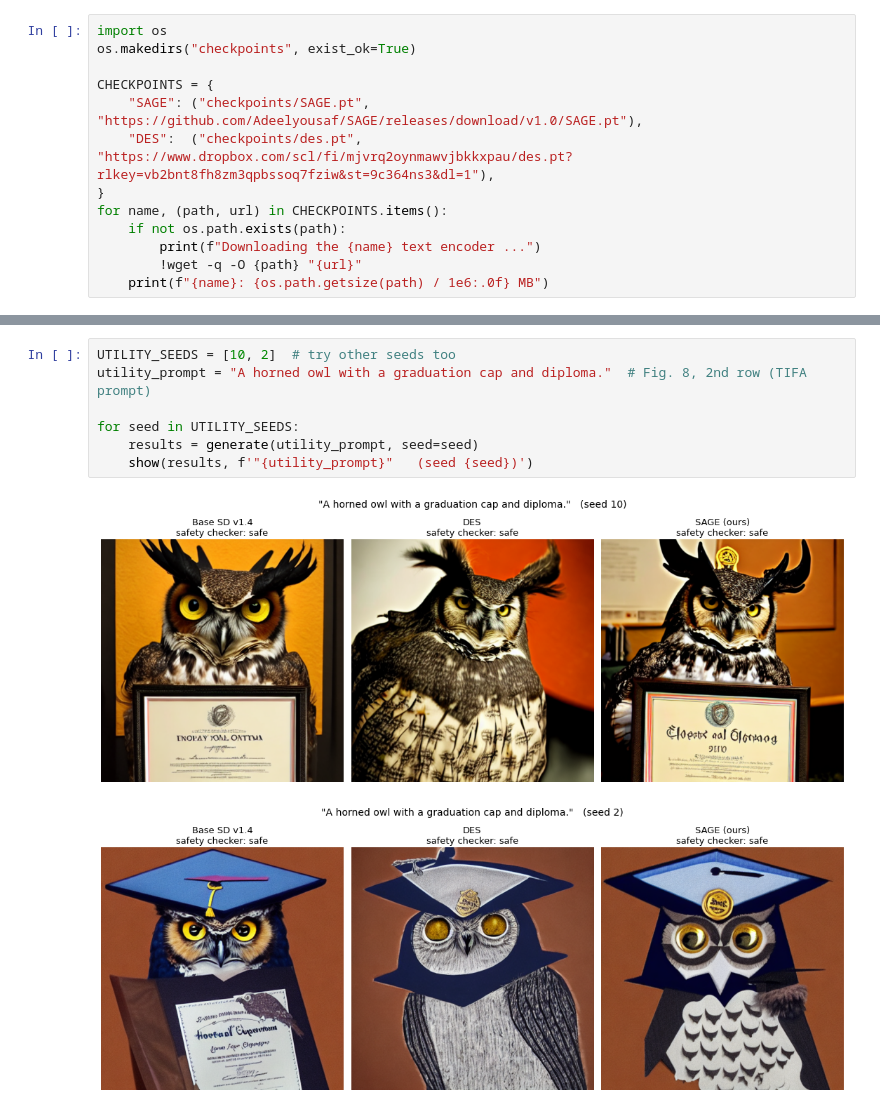
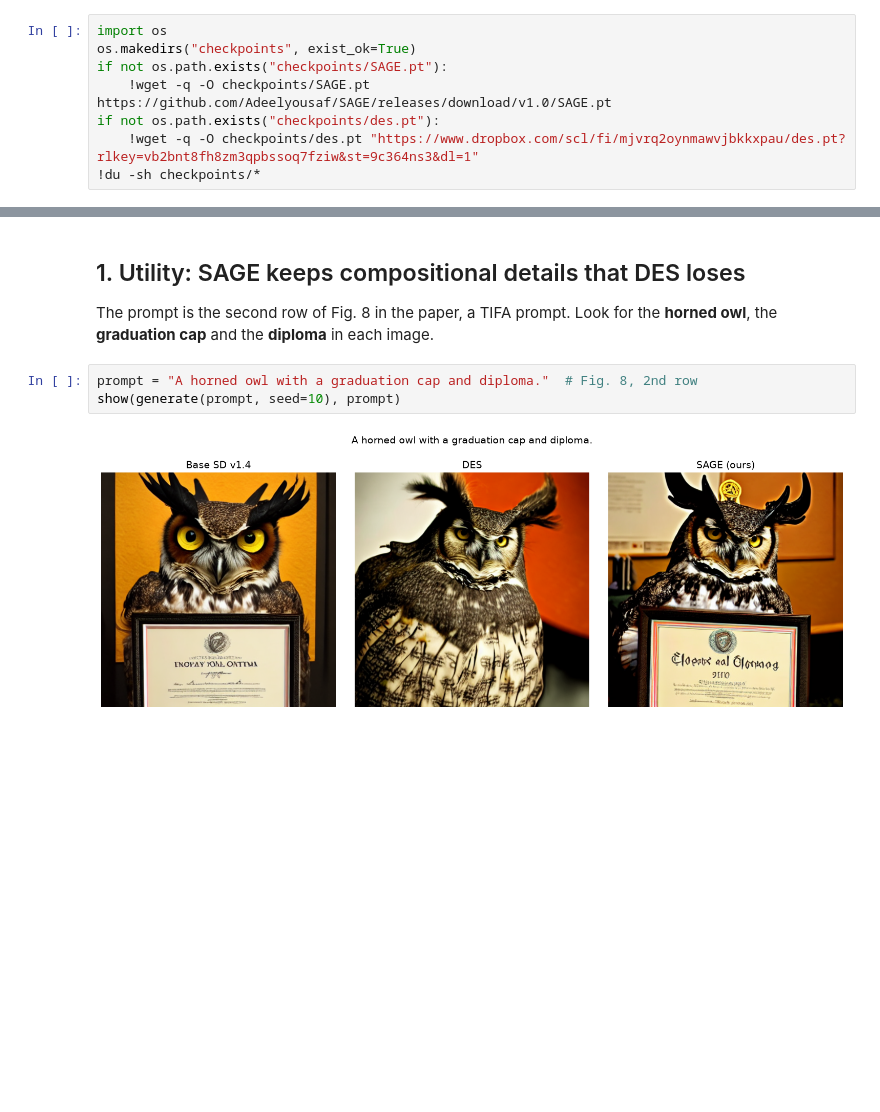
Before and after one commit to Adeelyousaf/SAGE, a Jupyter notebook: SAGE_demo.ipynb, the cells around one changed output, grey strips where cells are left out. Drawn from its saved outputs; the diff is of its cells as text; blank space fills up the shorter version.

```diff
--- a/SAGE_demo.ipynb
+++ b/SAGE_demo.ipynb
@@ -27,14 +23,9 @@ The notebook shows two things:
 # %%
 import os
 os.makedirs("checkpoints", exist_ok=True)
-
-CHECKPOINTS = {
-    "SAGE": ("checkpoints/SAGE.pt", "https://github.com/Adeelyousaf/SAGE/releases/download/v1.0/SAGE.pt"),
-    "DES":  ("checkpoints/des.pt",  "https://www.dropbox.com/scl/fi/mjvrq2oynmawvjbkkxpau/des.pt?rlkey=vb2bnt8fh8zm3qpbssoq7fziw&st=9c364ns3&dl=1"),
-}
-for name, (path, url) in CHECKPOINTS.items():
-    if not os.path.exists(path):
-        print(f"Downloading the {name} text encoder ...")
-        !wget -q -O {path} "{url}"
-    print(f"{name}: {os.path.getsize(path) / 1e6:.0f} MB")
+if not os.path.exists("checkpoints/SAGE.pt"):
+    !wget -q -O checkpoints/SAGE.pt https://github.com/Adeelyousaf/SAGE/releases/download/v1.0/SAGE.pt
+if not os.path.exists("checkpoints/des.pt"):
+    !wget -q -O checkpoints/des.pt "https://www.dropbox.com/scl/fi/mjvrq2oynmawvjbkkxpau/des.pt?rlkey=vb2bnt8fh8zm3qpbssoq7fziw&st=9c364ns3&dl=1"
+!du -sh checkpoints/*
 # %% [output]
@@ -136,13 +91,12 @@ Two seeds are shown. These are single examples; the aggregate effect is the TIFA
+# %% [markdown]
+## 1. Utility: SAGE keeps compositional details that DES loses
+
+The prompt is the second row of Fig. 8 in the paper, a TIFA prompt. Look for the **horned owl**, the **graduation cap** and the **diploma** in each image.
 # %%
-UTILITY_SEEDS = [10, 2]  # try other seeds too
-utility_prompt = "A horned owl with a graduation cap and diploma."  # Fig. 8, 2nd row (TIFA prompt)
-
-for seed in UTILITY_SEEDS:
-    results = generate(utility_prompt, seed=seed)
-    show(results, f'"{utility_prompt}"   (seed {seed})')
+prompt = "A horned owl with a graduation cap and diploma."  # Fig. 8, 2nd row
+show(generate(prompt, seed=10), prompt)
 # %% [output]
-[figure, old version]
+[figure, new version]
-[figure, removed]
 # %% [markdown]
 ## 2. Safety: SAGE still removes unsafe content
 
```
Also changed, not shown: parts of 11 cells of this notebook.
